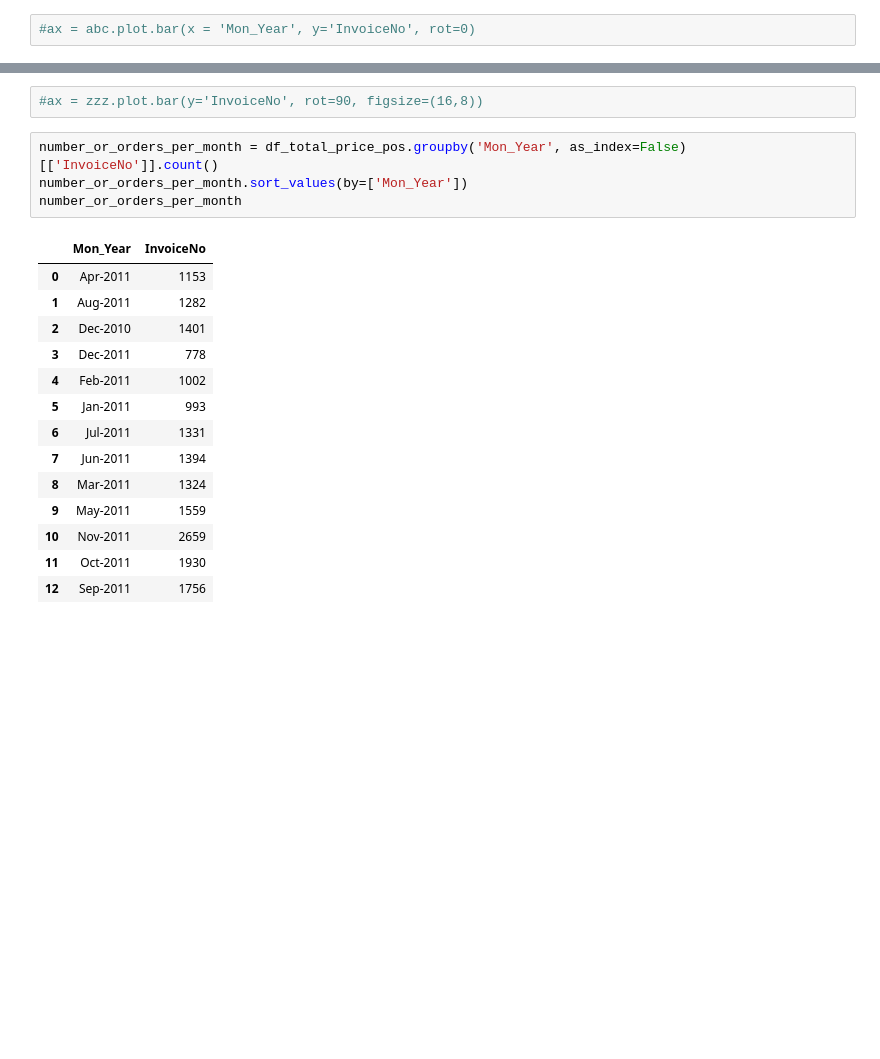
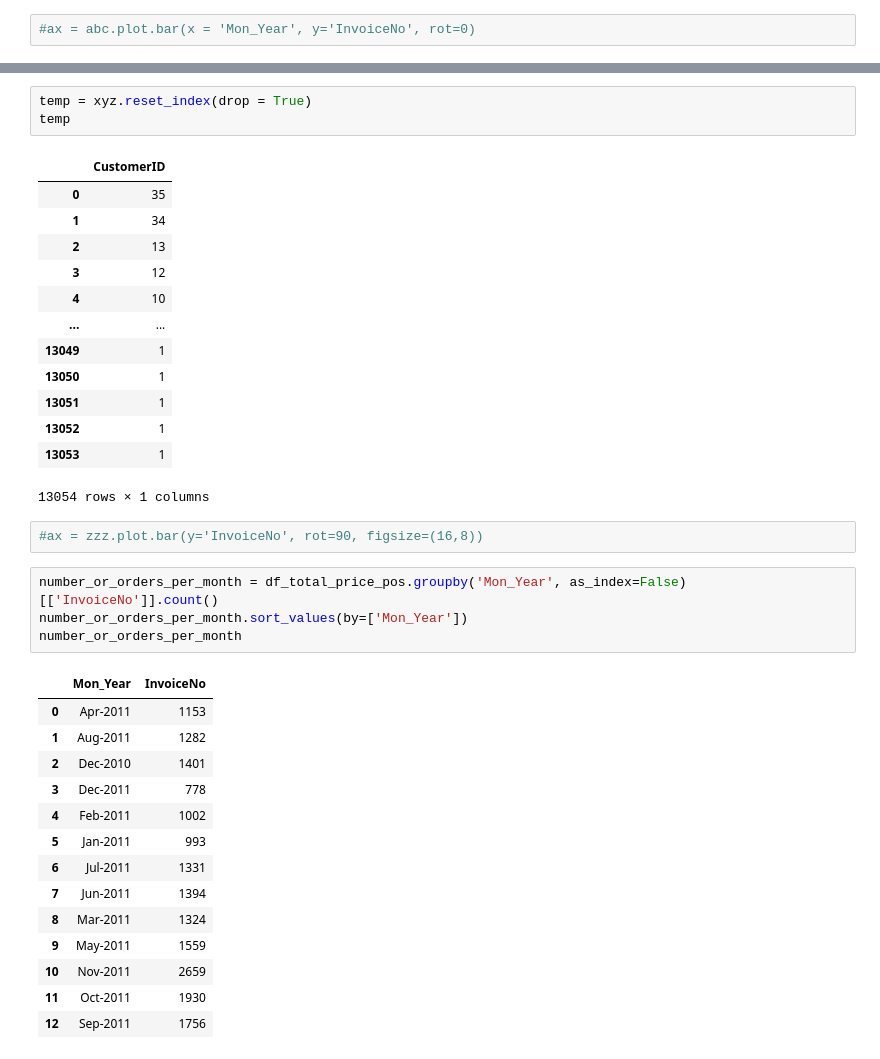
Before and after one commit to krivolapov/roivenue_test, a Jupyter notebook: Analysis of Ecommerce Orders.ipynb, the cells around one changed output, grey strips where cells are left out. Cells and saved outputs as stored; diff of their text form; blank space fills up the shorter version.

```diff
--- a/Analysis of Ecommerce Orders.ipynb
+++ b/Analysis of Ecommerce Orders.ipynb
@@ -261,3 +322,20 @@ Name: InvoiceNo, Length: 13054, dtype: int64
+# %%
+temp = xyz.reset_index(drop = True)
+temp
+# %% [output]
+|  | CustomerID |
+| 0 | 35 |
+| 1 | 34 |
+| 2 | 13 |
+| 3 | 12 |
+| 4 | 10 |
+| ... | ... |
+| 13049 | 1 |
+| 13050 | 1 |
+| 13051 | 1 |
+| 13052 | 1 |
+| 13053 | 1 |
+13054 rows × 1 columns
 # %%
 #ax = zzz.plot.bar(y='InvoiceNo', rot=90, figsize=(16,8))
 # %%
```
Also changed, not shown: parts of 8 cells of this notebook, 2 other files.
